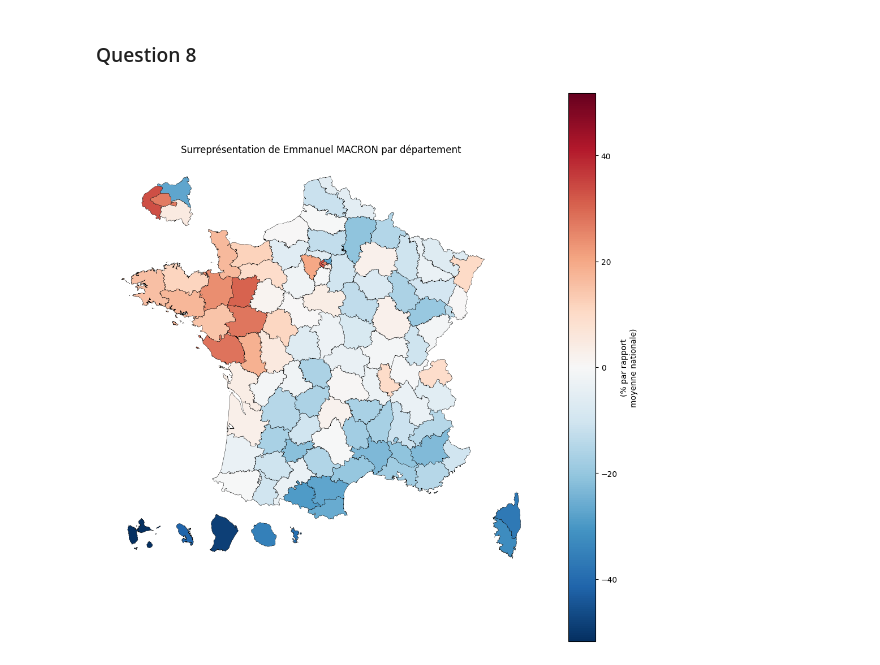
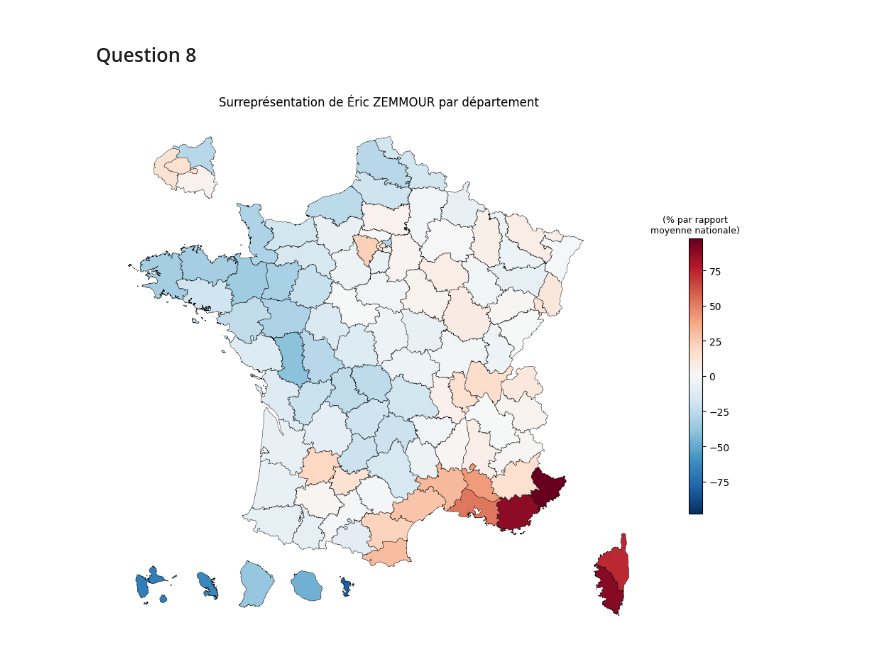
Before and after one commit to Ameane/DM_Python_pour_la_datascience_GROUPE_1B, a Jupyter notebook: main.ipynb, the cells around one changed output. Saved outputs shown, nothing was run; the diff lists cells and outputs as text; code cells hidden in the pictures.

```diff
--- a/main.ipynb
+++ b/main.ipynb
@@ -283,33 +283,36 @@ def plot_carte_surrepresentation(candidat, score_departements, departement_borde
         right_on='code_departement',
         how='left'
     )
 
     # Surreprésentation en %
     carte['surrepresentation'] = carte['surrepresentation'] * 100
 
     # Tracé
     fig, ax = plt.subplots(figsize=(10, 10))
 
     carte.plot(
         column='surrepresentation',
         cmap='RdBu_r',        # Rouge = surreprésenté, Bleu = sous-représenté
         legend=True,
-        legend_kwds={'label': '(% par rapport\nmoyenne nationale)'},
+        legend_kwds={'shrink': 0.4},
         vmin=-carte['surrepresentation'].abs().max(),  # ← centré sur 0
         vmax=carte['surrepresentation'].abs().max(),   # ← centré sur 0
         edgecolor='black',   # ← frontières
         linewidth=0.3,
         ax=ax,
         missing_kwds={'color': 'lightgrey'}
     )
 
+    cbar = ax.get_figure().axes[-1]
+    cbar.set_title('(% par rapport\nmoyenne nationale)', fontsize=9)
+
     ax.set_title(f'Surreprésentation de {candidat} par département')
     ax.axis('off')
 
     plt.tight_layout()
     plt.show()
 
 # Test sur Marine Le Pen
-plot_carte_surrepresentation('Emmanuel MACRON', score_departements, departement_borders)
+plot_carte_surrepresentation('Éric ZEMMOUR', score_departements, departement_borders)
 # %% [output]
-[figure, old version]
+[figure, new version]
```
